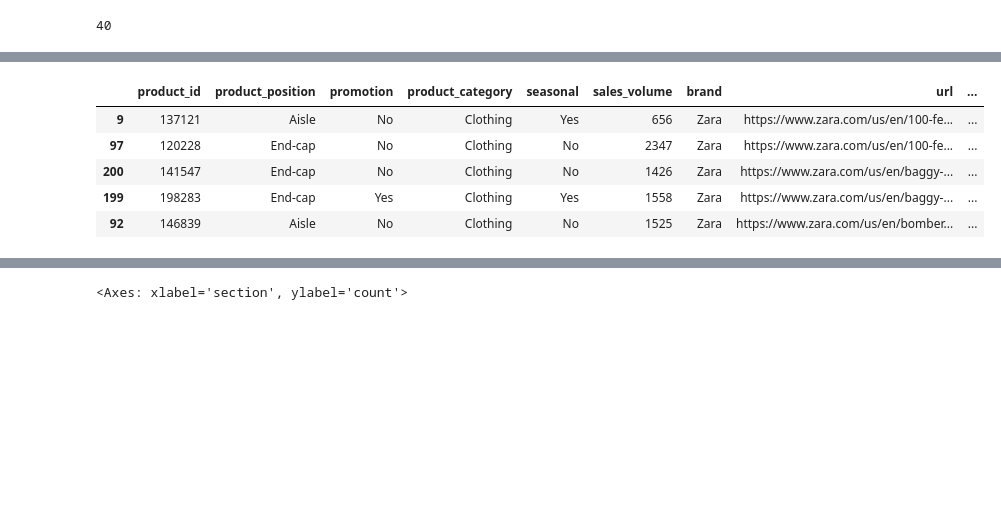
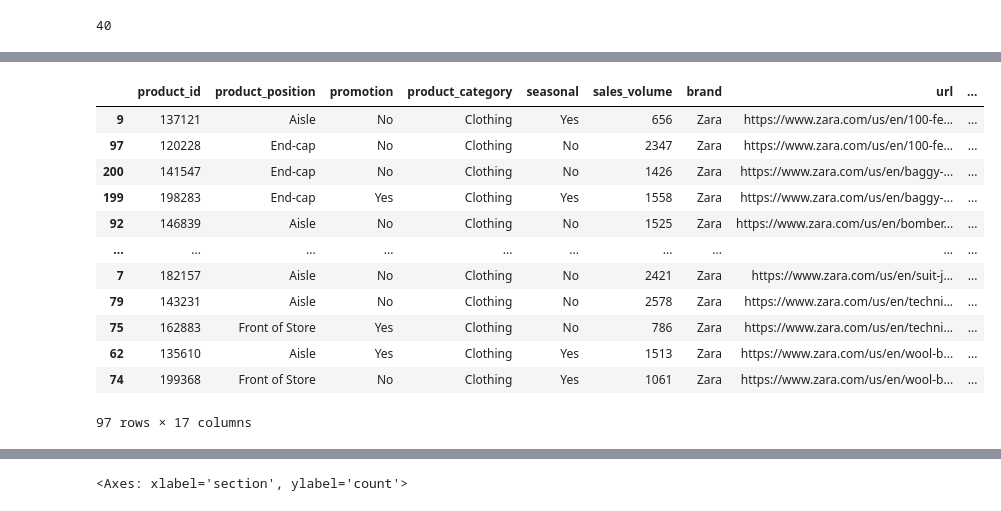
Before and after one commit to Kelebrimbor/Analytics, a Jupyter notebook: Zara_sales/Kaggle_Zara_sales.ipynb, the cells around one changed output, grey strips where cells are left out. Cells and saved outputs as stored; diff of their text form; code cells hidden in the pictures; blank space fills up the shorter version.

```diff
--- a/Zara_sales/Kaggle_Zara_sales.ipynb
+++ b/Zara_sales/Kaggle_Zara_sales.ipynb
@@ -140,11 +126,20 @@ nunique_name.loc[nunique_name.counts_in_df > 1].head()
 # %%
-sales[sales.groupby('name')['name'].transform('size') > 1].sort_values('name').head()
+repeated_names_df = sales[sales.groupby('name')['name'].transform('size') > 1].sort_values('name')
 
-# Все повторящиеся по name строки. Пока просто так сделал, мб потом придумаю что с этим можно еще сделать
+repeated_names_df
+
+# Датафрейм товаров, где значение name встречается в датафпрейме sales более одного раза
 # %% [output]
 |  | product_id | product_position | promotion | product_category | seasonal | sales_volume | brand | url | ... |
 | 9 | 137121 | Aisle | No | Clothing | Yes | 656 | Zara | https://www.zara.com/us/en/100-fe... | ... |
 | 97 | 120228 | End-cap | No | Clothing | No | 2347 | Zara | https://www.zara.com/us/en/100-fe... | ... |
 | 200 | 141547 | End-cap | No | Clothing | No | 1426 | Zara | https://www.zara.com/us/en/baggy-... | ... |
 | 199 | 198283 | End-cap | Yes | Clothing | Yes | 1558 | Zara | https://www.zara.com/us/en/baggy-... | ... |
 | 92 | 146839 | Aisle | No | Clothing | No | 1525 | Zara | https://www.zara.com/us/en/bomber... | ... |
+| ... | ... | ... | ... | ... | ... | ... | ... | ... | ... |
+| 7 | 182157 | Aisle | No | Clothing | No | 2421 | Zara | https://www.zara.com/us/en/suit-j... | ... |
+| 79 | 143231 | Aisle | No | Clothing | No | 2578 | Zara | https://www.zara.com/us/en/techni... | ... |
+| 75 | 162883 | Front of Store | Yes | Clothing | No | 786 | Zara | https://www.zara.com/us/en/techni... | ... |
+| 62 | 135610 | Aisle | Yes | Clothing | Yes | 1513 | Zara | https://www.zara.com/us/en/wool-b... | ... |
+| 74 | 199368 | Front of Store | No | Clothing | Yes | 1061 | Zara | https://www.zara.com/us/en/wool-b... | ... |
+97 rows × 17 columns
```
Also changed, not shown: parts of 31 cells of this notebook.
